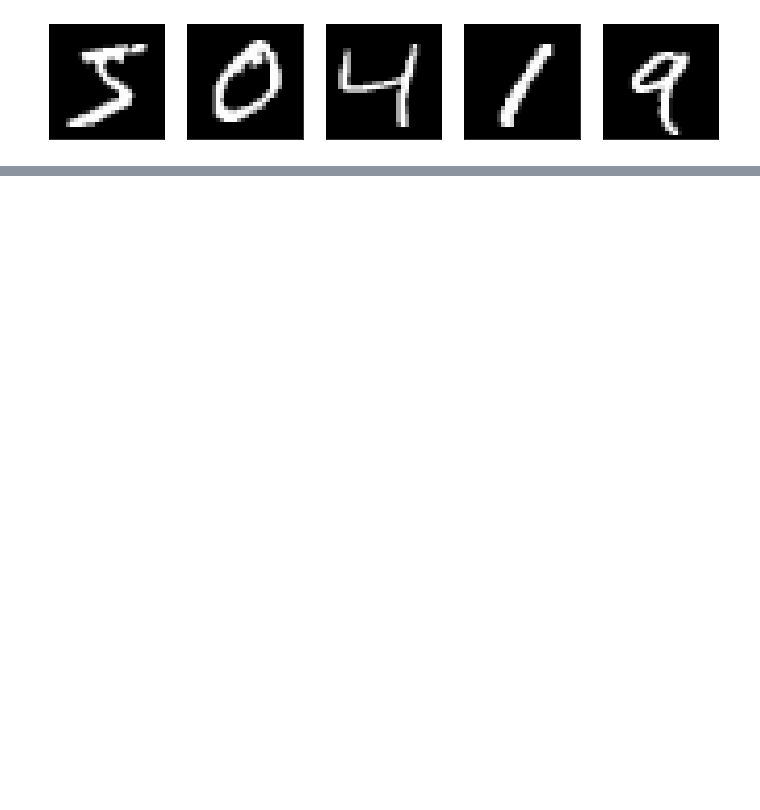
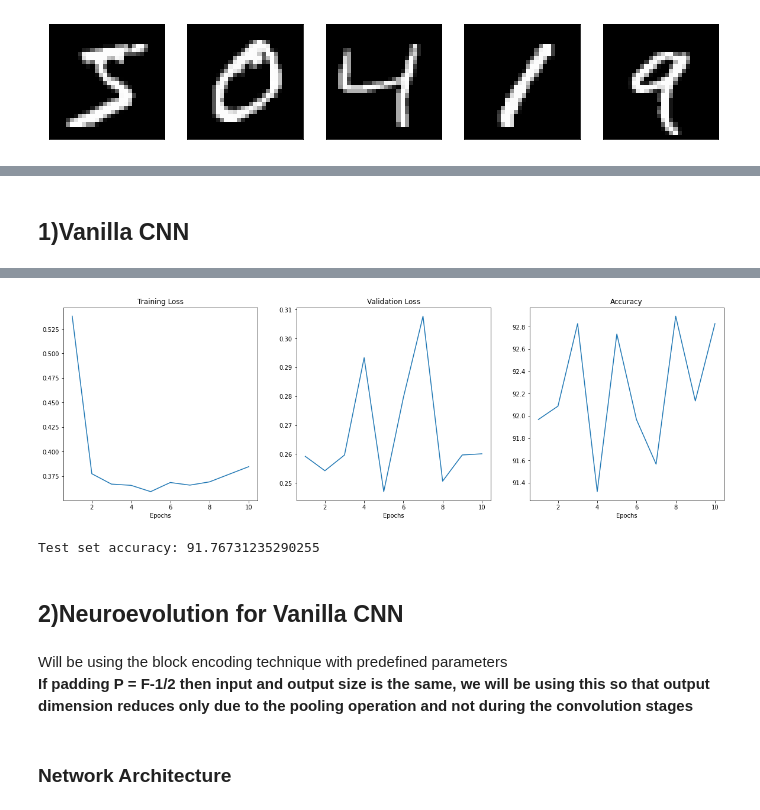
Before and after one commit to rishilss99/Automatic-Neural-Architecture-Design, a Jupyter notebook: CNN_Neuroevolution.ipynb, the cells around one changed output, grey strips where cells are left out. Drawn from its saved outputs; the diff is of its cells as text; code cells hidden in the pictures; blank space fills up the shorter version.

```diff
--- a/CNN_Neuroevolution.ipynb
+++ b/CNN_Neuroevolution.ipynb
@@ -26,3 +43,11 @@ test_dataset = datasets.MNIST(root='data',train=False,download=True,transform=tr
+# %%
+targets = train_dataset.targets
+
+train_idx, valid_idx= model_selection.train_test_split(np.arange(len(targets)),test_size=0.25,shuffle=True,stratify=targets)
 # %%
-trainloader = torch.utils.data.DataLoader(train_dataset,batch_size=batch_size,num_workers=num_workers)
-testloader = torch.utils.data.DataLoader(test_dataset,batch_size=batch_size,num_workers=num_workers)
+train_sampler = torch.utils.data.SubsetRandomSampler(train_idx)
+valid_sampler = torch.utils.data.SubsetRandomSampler(valid_idx)
+
+train_loader = torch.utils.data.DataLoader(train_dataset, batch_size=batch_size, sampler=train_sampler,num_workers=num_workers)
+valid_loader = torch.utils.data.DataLoader(train_dataset, batch_size=batch_size, sampler=valid_sampler,num_workers=num_workers)
+test_loader = torch.utils.data.DataLoader(test_dataset, batch_size = batch_size,num_workers=num_workers)
@@ -51,5 +205,7 @@ Test loader batches - 200
+# %% [markdown]
+## 1)Vanilla CNN
 # %%
-class CNN_Model(nn.Module):
+class Vanilla_CNN_Model(nn.Module):
 
     def __init__(self):
 
@@ -74,3 +230,10 @@ class CNN_Model(nn.Module):
         x = torch.log_softmax(self.output(x),dim=1)
 
         return x
+# %%
+vanilla_cnn = Vanilla_CNN_Model()
+vanilla_cnn_optimizer = torch.optim.Adam(vanilla_cnn.parameters(),lr=0.03,)
+vanilla_cnn_criterion = nn.NLLLoss()
+# %%
+train(vanilla_cnn,vanilla_cnn_optimizer,vanilla_cnn_criterion,train_loader,valid_loader)
+# %% [output]
@@ -76,0 +250,13 @@ class CNN_Model(nn.Module):
+[figure, added]
+# %%
+test(vanilla_cnn,test_loader)
+# %% [output]
+Test set accuracy: 91.76731235290255
+# %% [markdown]
+## 2)Neuroevolution for Vanilla CNN
+# %% [markdown]
+Will be using the block encoding technique with predefined parameters
+**If padding P = F-1/2 then input and output size is the same, we will be using this so that output dimension reduces only
+due to the pooling operation and not during the convolution stages**
+# %% [markdown]
+### Network Architecture
```
Also changed, not shown: parts of 35 cells of this notebook.
